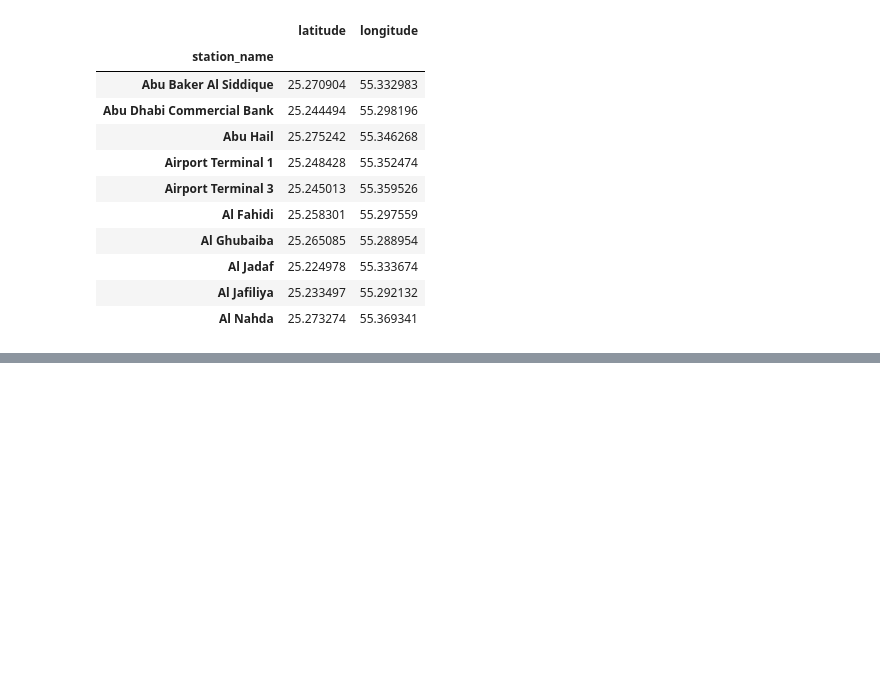
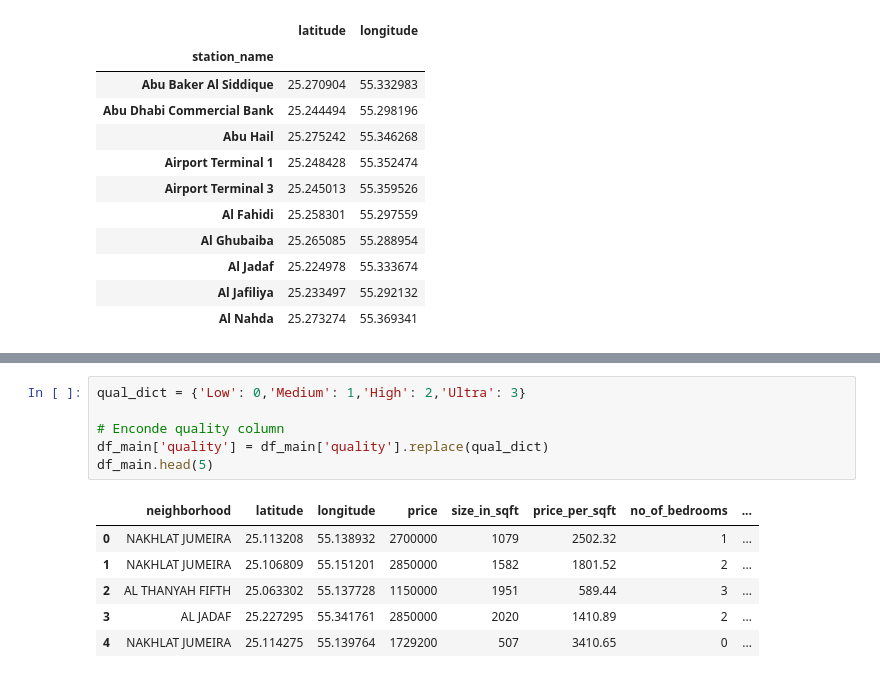
Before and after one commit to FardinAhsan146/DubaiHousingPriceDS, a Jupyter notebook: datacleaning_nb0.ipynb, the cells around one changed output, grey strips where cells are left out. Drawn from its saved outputs; the diff is of its cells as text; blank space fills up the shorter version.

```diff
--- a/datacleaning_nb0.ipynb
+++ b/datacleaning_nb0.ipynb
@@ -253,0 +282,13 @@ df_main
+# %%
+qual_dict = {'Low': 0,'Medium': 1,'High': 2,'Ultra': 3}
+
+# Enconde quality column
+df_main['quality'] = df_main['quality'].replace(qual_dict)
+df_main.head(5)
+# %% [output]
+|  | neighborhood | latitude | longitude | price | size_in_sqft | price_per_sqft | no_of_bedrooms | ... |
+| 0 | NAKHLAT JUMEIRA | 25.113208 | 55.138932 | 2700000 | 1079 | 2502.32 | 1 | ... |
+| 1 | NAKHLAT JUMEIRA | 25.106809 | 55.151201 | 2850000 | 1582 | 1801.52 | 2 | ... |
+| 2 | AL THANYAH FIFTH | 25.063302 | 55.137728 | 1150000 | 1951 | 589.44 | 3 | ... |
+| 3 | AL JADAF | 25.227295 | 55.341761 | 2850000 | 2020 | 1410.89 | 2 | ... |
+| 4 | NAKHLAT JUMEIRA | 25.114275 | 55.139764 | 1729200 | 507 | 3410.65 | 0 | ... |
```
Also changed, not shown: parts of 21 cells of this notebook.
